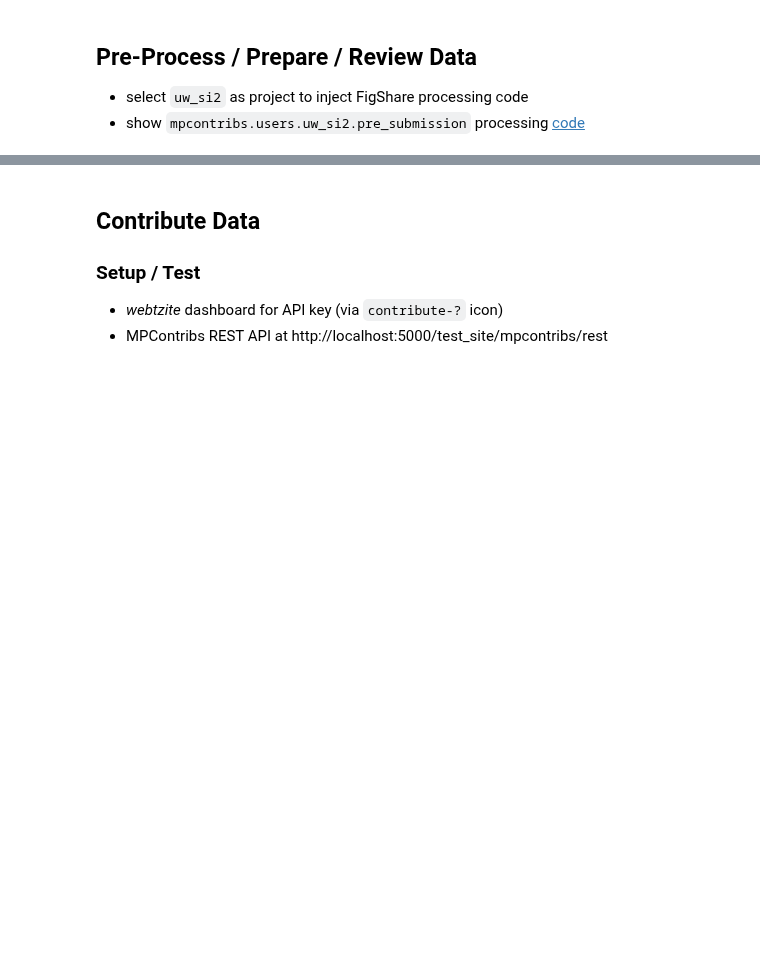
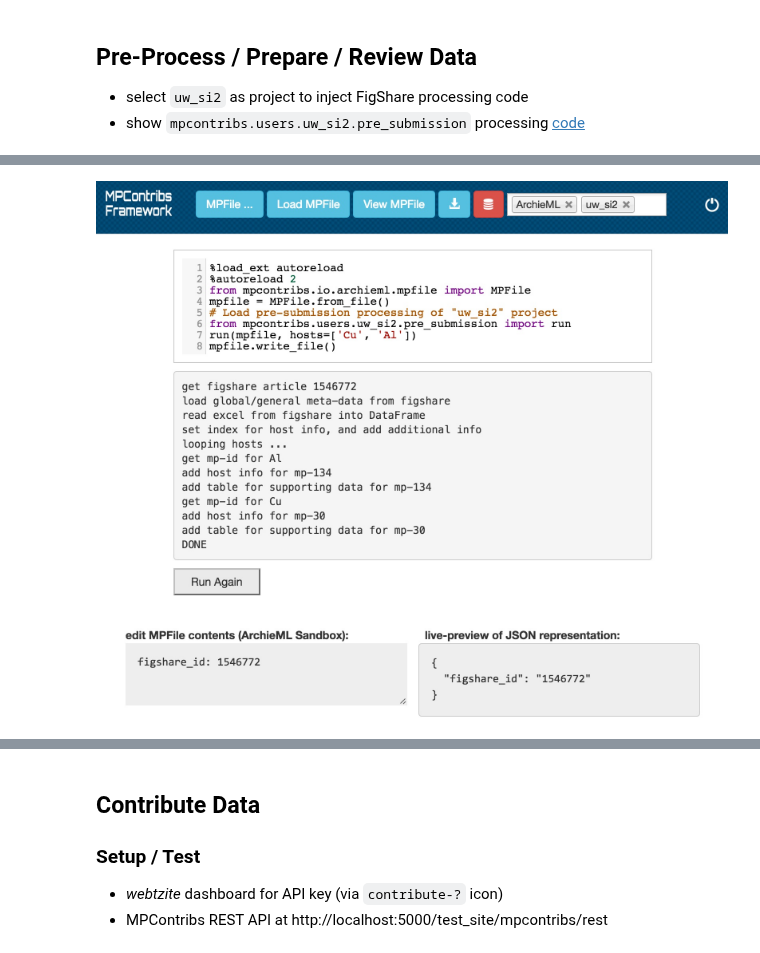
Before and after one commit to materialsproject/MPContribs, a Jupyter notebook: notebooks/workshop-2016/mpcontribs.ipynb, the cells around one changed output, grey strips where cells are left out. Cells and saved outputs as stored; diff of their text form; code cells hidden in the pictures; blank space fills up the shorter version.

```diff
--- a/notebooks/workshop-2016/mpcontribs.ipynb
+++ b/notebooks/workshop-2016/mpcontribs.ipynb
@@ -77,3 +85,7 @@ mongod started.
+# %%
+Image(filename="load_mpfile.jpg")
+# %% [output]
+[figure, added]
 # %% [markdown]
 ### *View MPFile*
 
```
Also changed, not shown: parts of 25 cells of this notebook, 1 other file.
